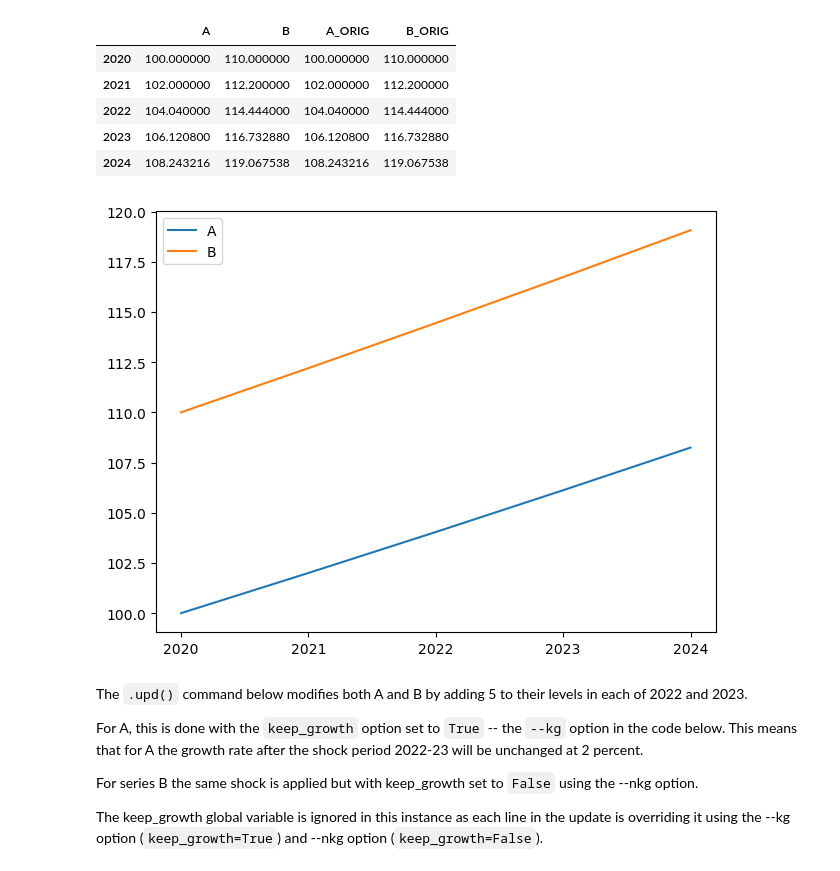
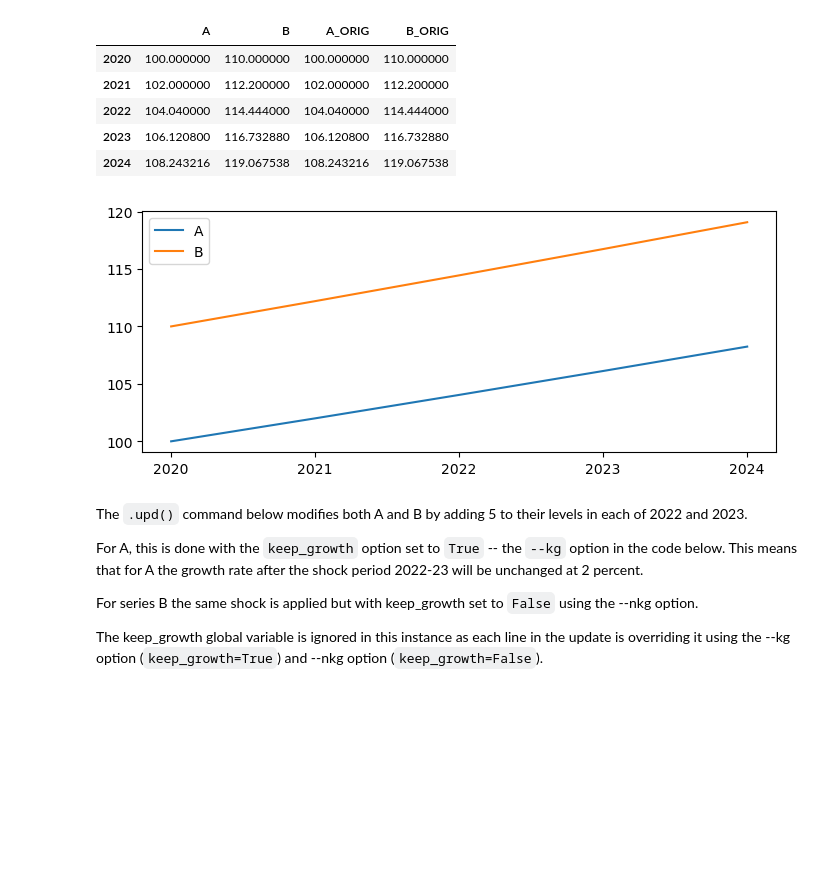
Before and after one commit to IbHansen/modelflow-manual, a Jupyter notebook: papers/mfbook/content/04_PythonEssentials/UpdateCommand.ipynb, the cells around one changed output. Saved outputs shown, nothing was run; the diff lists cells and outputs as text; code cells hidden in the pictures; blank space fills up the shorter version.

```diff
--- a/papers/mfbook/content/04_PythonEssentials/UpdateCommand.ipynb
+++ b/papers/mfbook/content/04_PythonEssentials/UpdateCommand.ipynb
@@ -489,9 +499,9 @@ df
 | 2023 | 106.120800 | 116.732880 | 106.120800 | 116.732880 |
 | 2024 | 108.243216 | 119.067538 | 108.243216 | 119.067538 |
 # %%
-df[['A','B']].plot(xticks=df.index); #the xticks option forces mathplitlib to only print x-axis values that exist in the index (no decimals)
+    df[['A','B']].plot(xticks=df.index,figsize=(7,3)); #the xticks option forces mathplitlib to only print x-axis values that exist in the index (no decimals)
 # %% [output]
-[figure, old version]
+[figure, new version]
 # %% [markdown]
 The `.upd()` command below modifies both A and B by adding 5 to their levels in each of 2022 and 2023.
 
```
Also changed, not shown: parts of 12 cells of this notebook, 15 other files.
